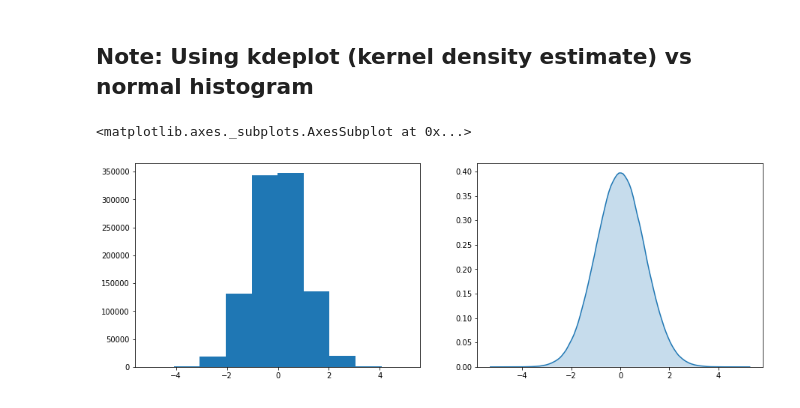
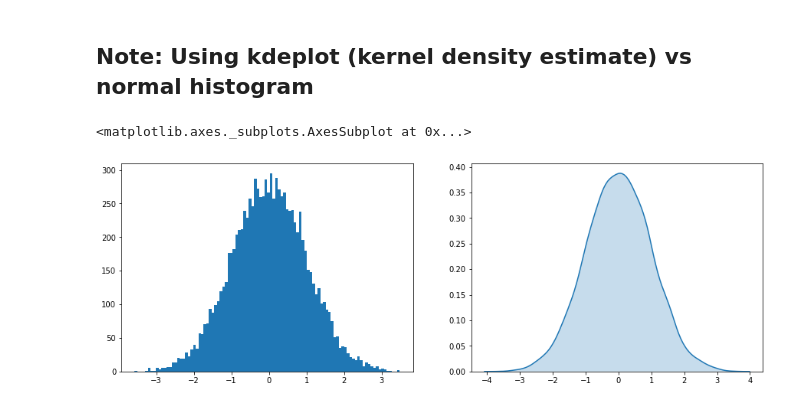
Before and after one commit to olmocorell/probability, a Jupyter notebook: 5-anova-test.ipynb, the cells around one changed output. Saved outputs shown, nothing was run; the diff lists cells and outputs as text; code cells hidden in the pictures.

```diff
--- a/5-anova-test.ipynb
+++ b/5-anova-test.ipynb
@@ -107,13 +110,13 @@ sm.stats.anova_lm(model, typ=2)
 # %%
 import matplotlib.pyplot as plt
 import numpy as np
-a = np.random.randn(1000000)
+a = np.random.randn(10000)
 
 plt.figure(figsize=(15,5))
 plt.subplot(1,2,1)
-plt.hist(a)
+plt.hist(a, bins=100)
 plt.subplot(1,2,2)
 sns.kdeplot(a,shade=True)
 # %% [output]
 <matplotlib.axes._subplots.AxesSubplot at 0x...>
-[figure, old version]
+[figure, new version]
```
Also changed, not shown: parts of 2 cells of this notebook, 2 other files.
